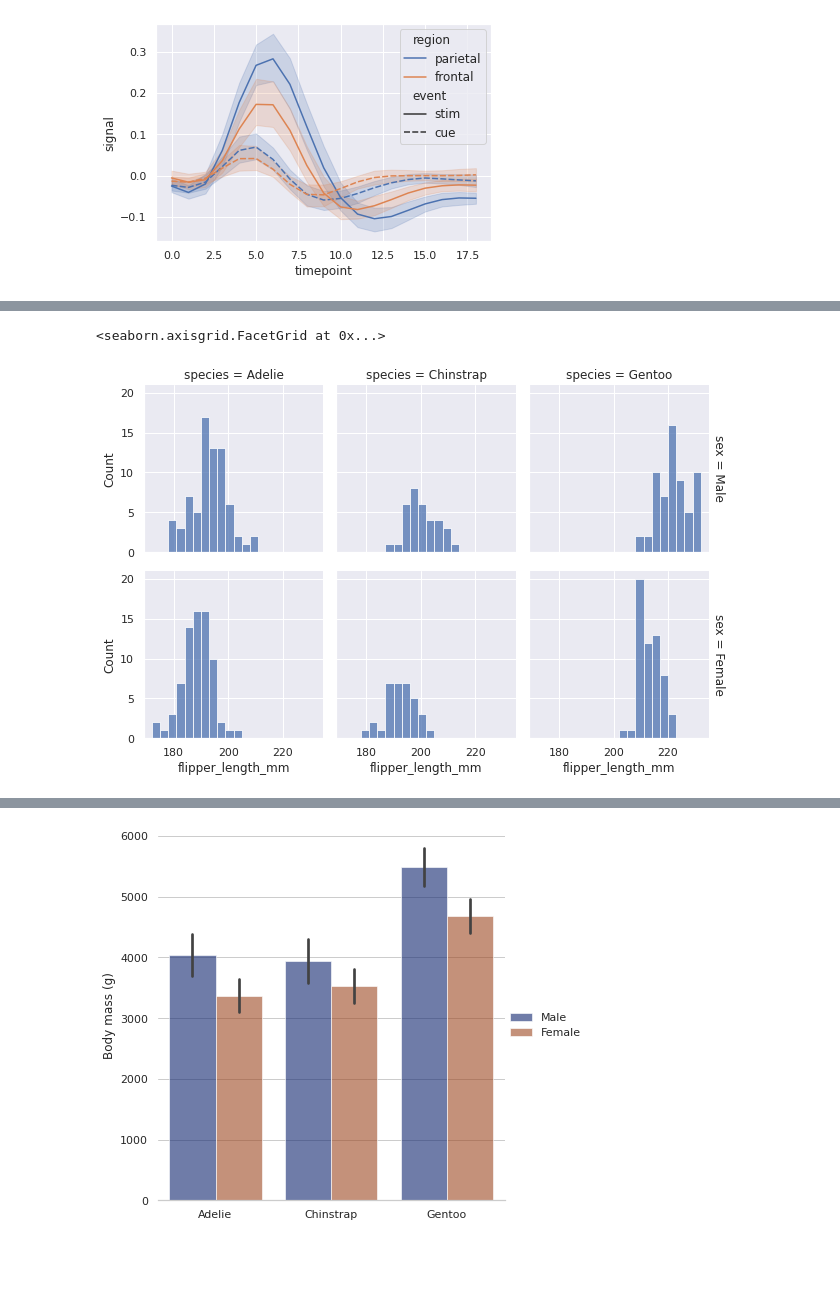
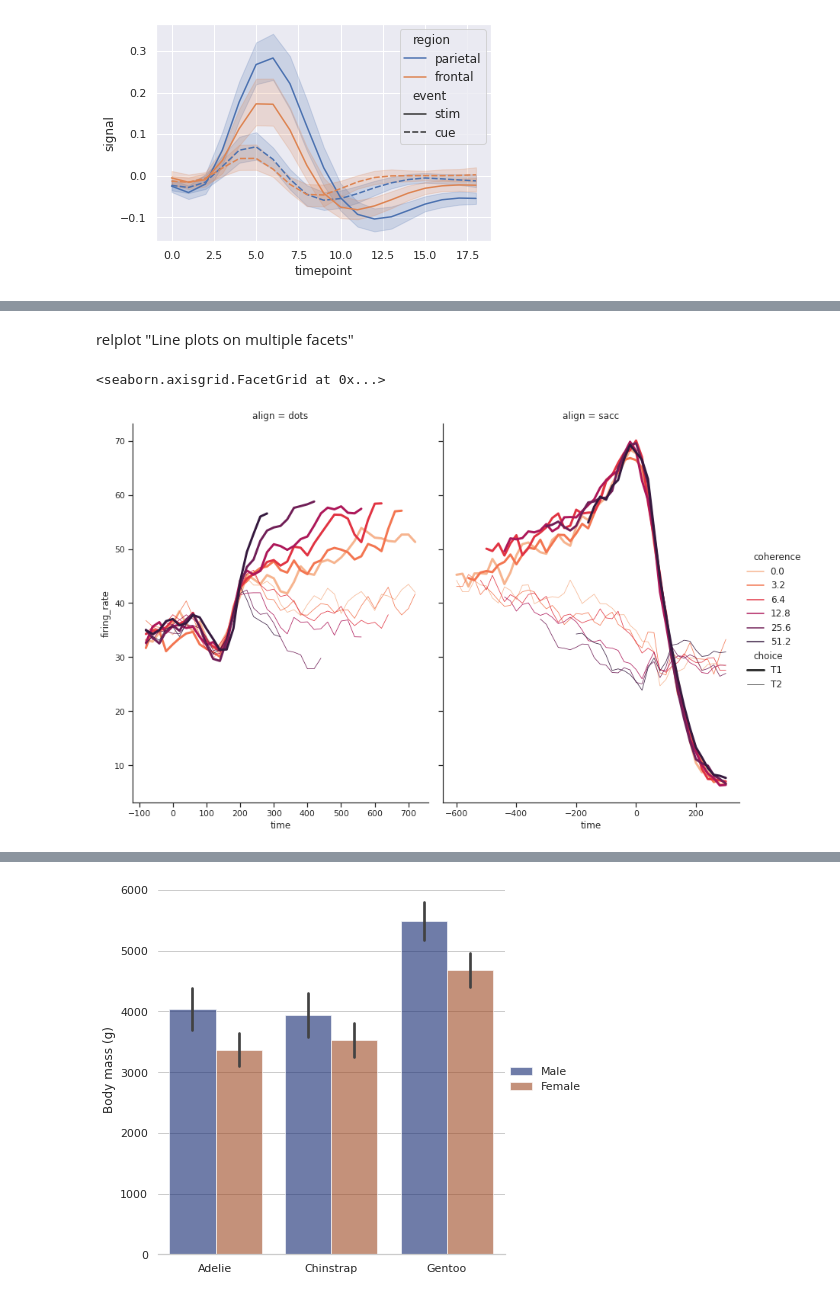
Before and after one commit to ridhamel/Machine-Learning_Homework, a Jupyter notebook: Week_4_ML_Data_Visualization_with_seaborn.ipynb, the cells around one changed output, grey strips where cells are left out. Saved outputs shown, nothing was run; the diff lists cells and outputs as text; code cells hidden in the pictures; blank space fills up the shorter version.

```diff
--- a/Week_4_ML_Data_Visualization_with_seaborn.ipynb
+++ b/Week_4_ML_Data_Visualization_with_seaborn.ipynb
@@ -118,12 +34,22 @@ for artist in g.legend.legendHandles:
-# %%
-import seaborn as sns
-
-sns.set_theme(style="darkgrid")
-df = sns.load_dataset("penguins")
-sns.displot(
-    df, x="flipper_length_mm", col="species", row="sex",
-    binwidth=3, height=3, facet_kws=dict(margin_titles=True),
-)
-# %% [output]
-<seaborn.axisgrid.FacetGrid at 0x...>
-[figure, removed]
+# %% [markdown]
+relplot "Line plots on multiple facets"
+# %%
+import seaborn as sns
+sns.set_theme(style="ticks")
+
+dots = sns.load_dataset("dots")
+
+# Define the palette as a list to specify exact values
+palette = sns.color_palette("rocket_r")
+
+# Plot the lines on two facets
+sns.relplot(
+    data=dots,
+    x="time", y="firing_rate",
+    hue="coherence", size="choice", col="align",
+    kind="line", size_order=["T1", "T2"], palette=palette,
+    height=8, aspect=.75, facet_kws=dict(sharex=False),
+)
+# %% [output]
+<seaborn.axisgrid.FacetGrid at 0x...>
+[figure, added]
```
Also changed, not shown: parts of 25 cells of this notebook.
